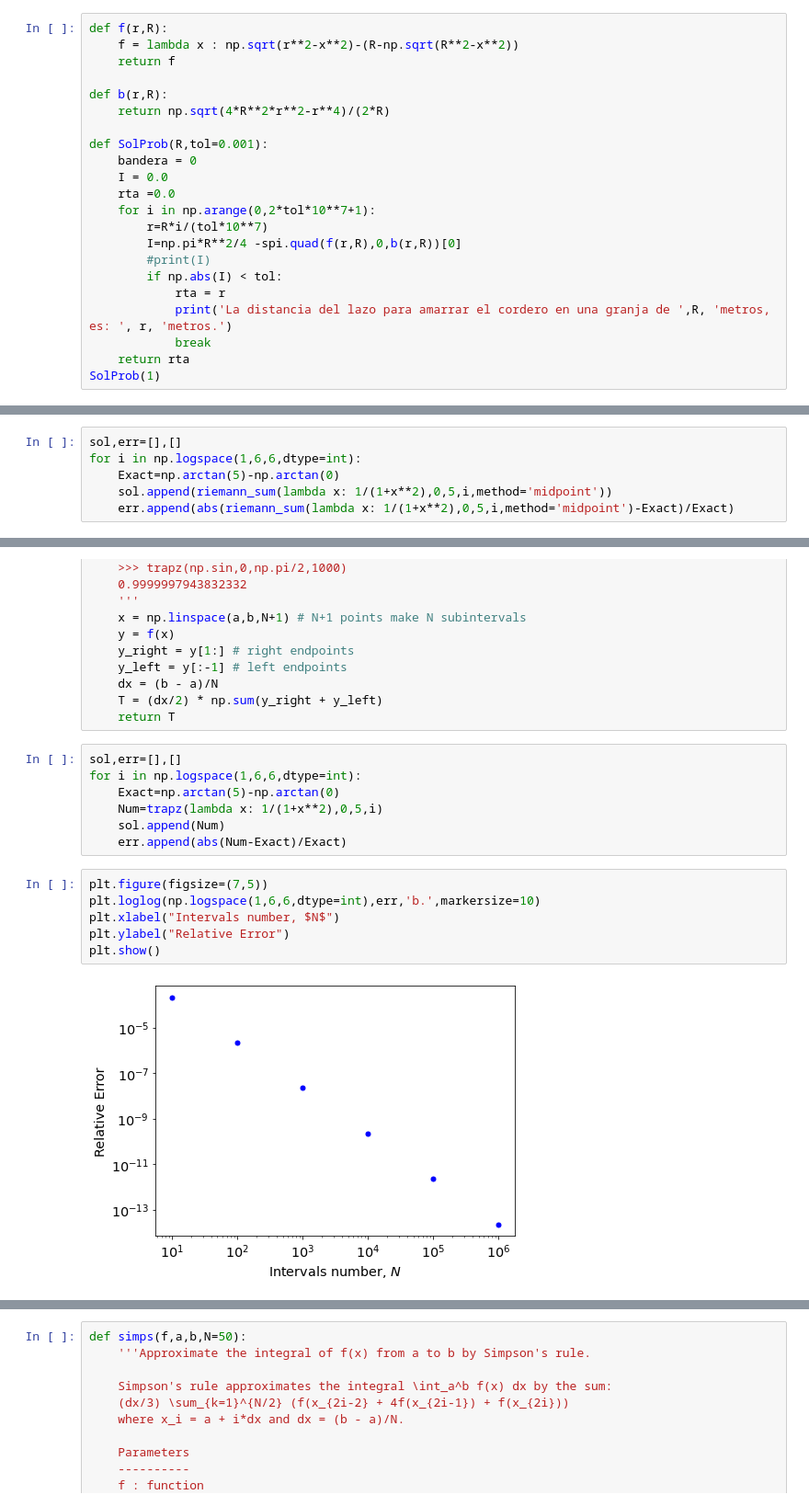
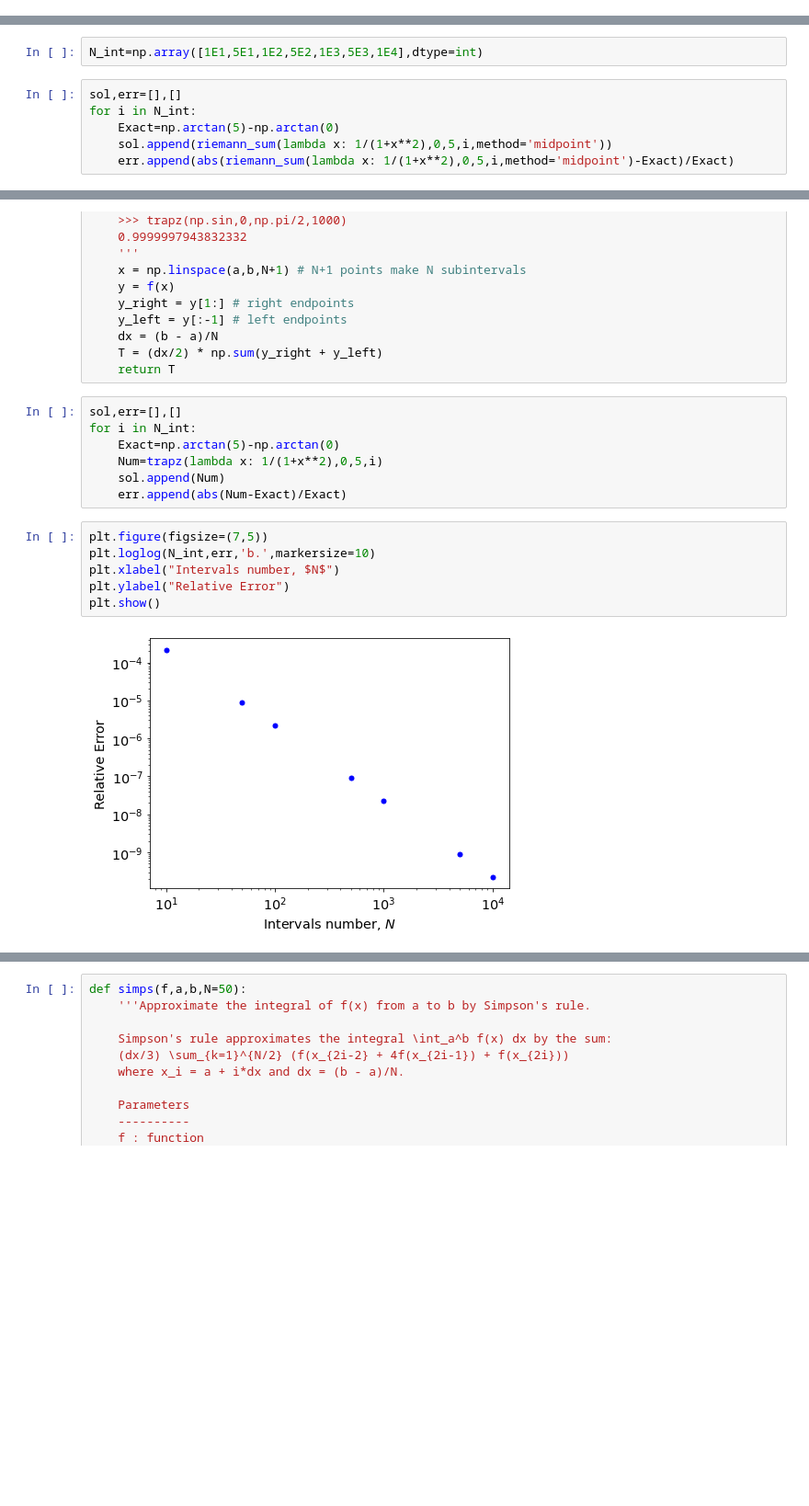
Before and after one commit to LeonardoLopez2218061/ModeladoMatematicoII_LEO, a Jupyter notebook: Notebooks/Integracion_numerica.ipynb, the cells around one changed output, grey strips where cells are left out. Shown at 92% size. Drawn from its saved outputs; the diff is of its cells as text; blank space fills up the shorter version.

```diff
--- a/Notebooks/Integracion_numerica.ipynb
+++ b/Notebooks/Integracion_numerica.ipynb
@@ -22,25 +24,3 @@ Veamos un pequeño problema de modelamiento matemático como motivación a estud
 Digamos que tenemos un cerco perfectamente circular en una granja en la cual nosotros tenemos un cordero. Supongamos que quisieramos que el cordero sólo coma la mitad del área de pasto dentro del cerco. Entonces el granjero piensa en atar el cordero con una soga de tal manera que limite lo que come el cordero, entonces ata un extremo al cordero y el otro extremo a algún punto de la circunferencia del cerco. Ahora el granjero no sabe cuál es la longitud de la soga para que el cordero coma exactamente la mitad pe pasto del área del círculo (cerco).
 
 <img width="20%" src="../figures/cordero.png">
-# %%
-def f(r,R):
-    f = lambda x : np.sqrt(r**2-x**2)-(R-np.sqrt(R**2-x**2))
-    return f
-
-def b(r,R):
-    return np.sqrt(4*R**2*r**2-r**4)/(2*R)
-
-def SolProb(R,tol=0.001):
-    bandera = 0
-    I = 0.0
-    rta =0.0
-    for i in np.arange(0,2*tol*10**7+1):
-        r=R*i/(tol*10**7)
-        I=np.pi*R**2/4 -spi.quad(f(r,R),0,b(r,R))[0]
-        #print(I)
-        if np.abs(I) < tol:
-            rta = r
-            print('La distancia del lazo para amarrar el cordero en una granja de ',R, 'metros, es: ', r, 'metros.')
-            break
-    return rta
-SolProb(1)
@@ -159,6 +162,8 @@ midpoint Riemann sum:    1.3735246729795532      1.373400766945016       0.00012
+# %%
+N_int=np.array([1E1,5E1,1E2,5E2,1E3,5E3,1E4],dtype=int)
 # %%
 sol,err=[],[]
-for i in np.logspace(1,6,6,dtype=int):
+for i in N_int:
     Exact=np.arctan(5)-np.arctan(0)
     sol.append(riemann_sum(lambda x: 1/(1+x**2),0,5,i,method='midpoint'))
     err.append(abs(riemann_sum(lambda x: 1/(1+x**2),0,5,i,method='midpoint')-Exact)/Exact)
@@ -249,17 +260,17 @@ def trapz(f,a,b,N=50):
     return T
 # %%
 sol,err=[],[]
-for i in np.logspace(1,6,6,dtype=int):
+for i in N_int:
     Exact=np.arctan(5)-np.arctan(0)
     Num=trapz(lambda x: 1/(1+x**2),0,5,i)
     sol.append(Num)
     err.append(abs(Num-Exact)/Exact)
 # %%
 plt.figure(figsize=(7,5))
-plt.loglog(np.logspace(1,6,6,dtype=int),err,'b.',markersize=10)
+plt.loglog(N_int,err,'b.',markersize=10)
 plt.xlabel("Intervals number, $N$")
 plt.ylabel("Relative Error")
 plt.show()
 # %% [output]
-[figure, old version]
+[figure, new version]
 # %%
```
Also changed, not shown: parts of 22 cells of this notebook, 6 other files.
